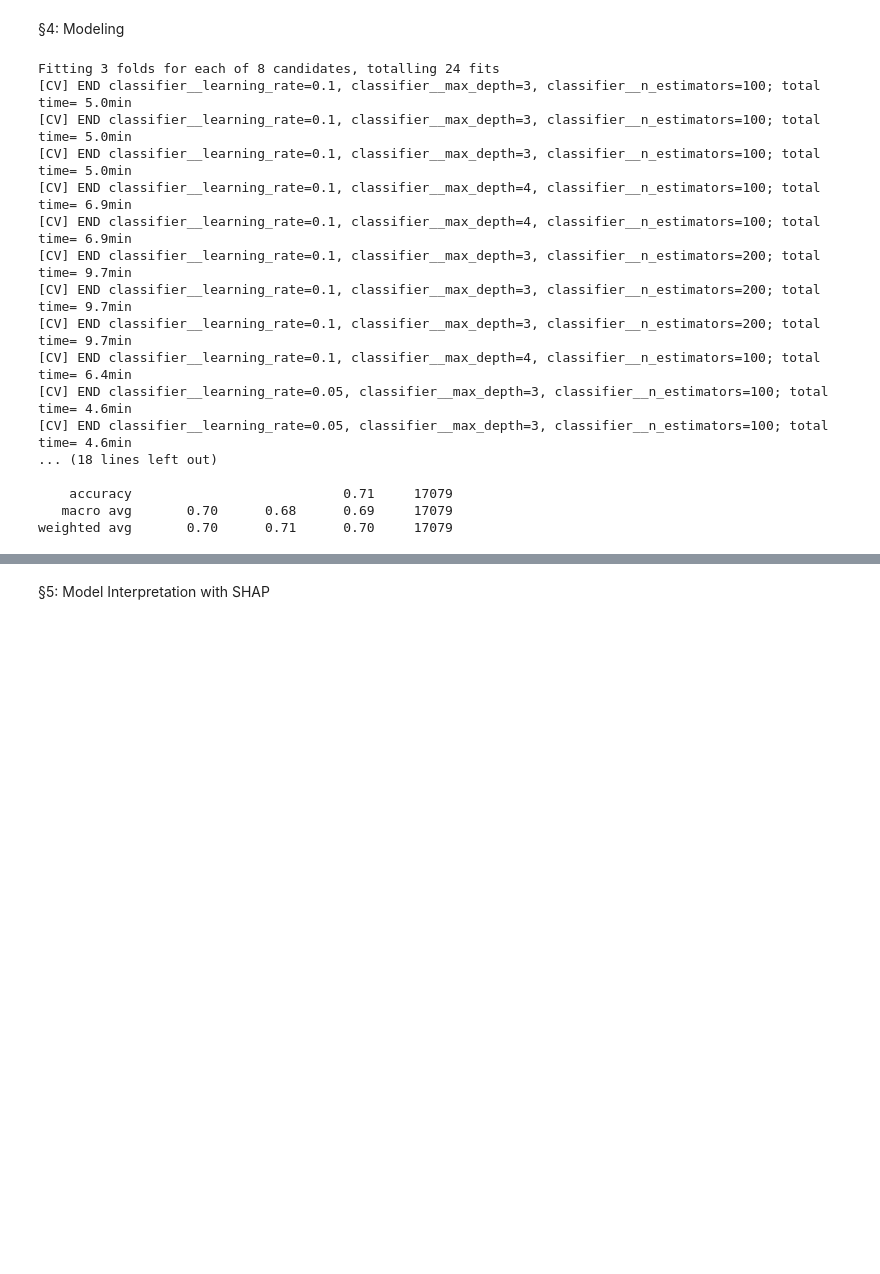
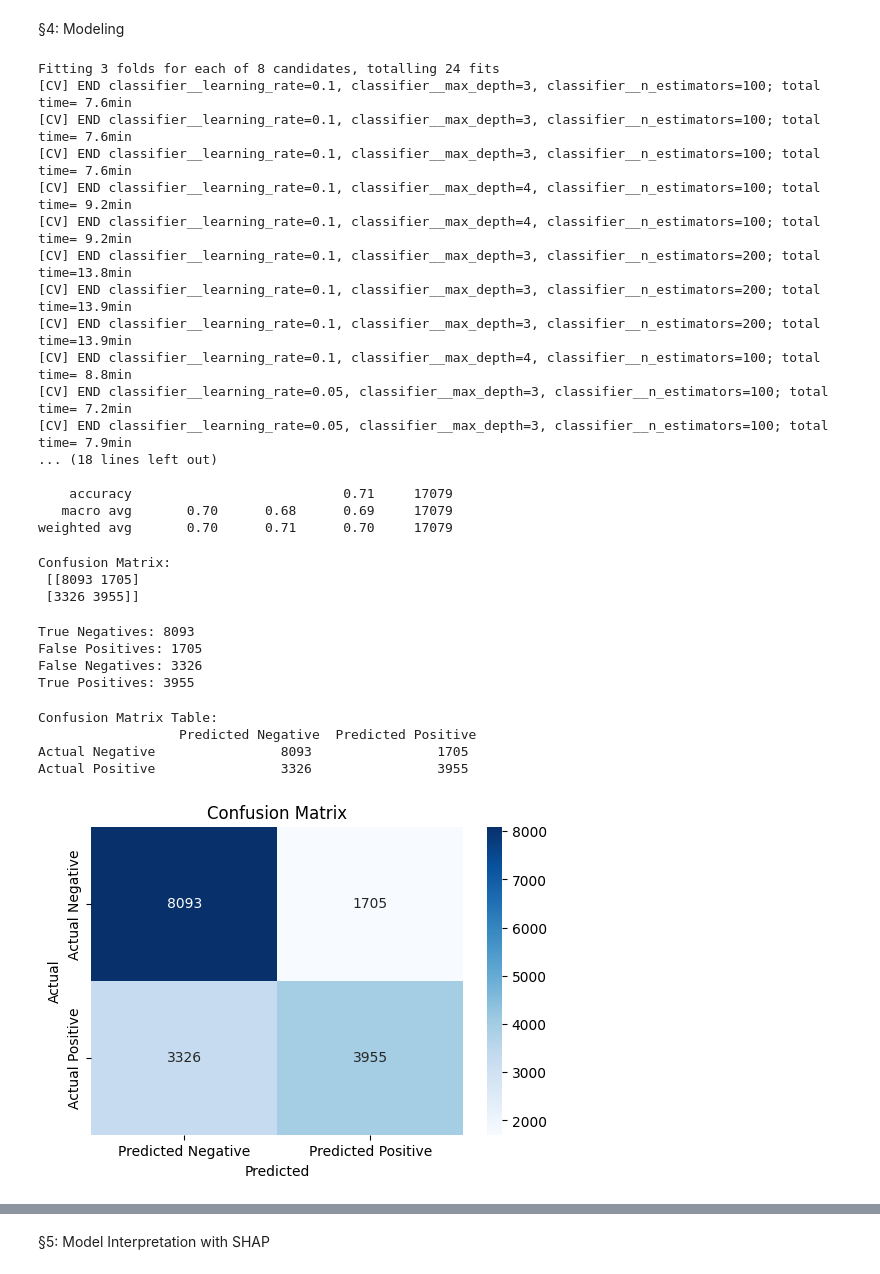
Before and after one commit to KamronAggorURI/Machine-Learning-Final, a Jupyter notebook: notebooks/Final.ipynb, the cells around one changed output, grey strips where cells are left out. Saved outputs shown, nothing was run; the diff lists cells and outputs as text; code cells hidden in the pictures; blank space fills up the shorter version.

```diff
--- a/notebooks/Final.ipynb
+++ b/notebooks/Final.ipynb
@@ -22,7 +22,7 @@ Here we use the bigquery library to send requests to bq api where our data is st
 load_dotenv()
 
 from google.cloud import bigquery
-client = bigquery.Client(project="machine-learning-final-477822")
+client = bigquery.Client(project="acs-dp05-03-analysis")
 # %% [markdown]
 ## Creating our Dataframes
 # %%
@@ -259,19 +259,65 @@ y_pred = best_model.predict(X_test)
 print(classification_report(y_test, y_pred))
 # %% [output]
 Fitting 3 folds for each of 8 candidates, totalling 24 fits
-[CV] END classifier__learning_rate=0.1, classifier__max_depth=3, classifier__n_estimators=100; total time= 5.0min
-[CV] END classifier__learning_rate=0.1, classifier__max_depth=3, classifier__n_estimators=100; total time= 5.0min
-[CV] END classifier__learning_rate=0.1, classifier__max_depth=3, classifier__n_estimators=100; total time= 5.0min
-[CV] END classifier__learning_rate=0.1, classifier__max_depth=4, classifier__n_estimators=100; total time= 6.9min
-[CV] END classifier__learning_rate=0.1, classifier__max_depth=4, classifier__n_estimators=100; total time= 6.9min
-[CV] END classifier__learning_rate=0.1, classifier__max_depth=3, classifier__n_estimators=200; total time= 9.7min
-[CV] END classifier__learning_rate=0.1, classifier__max_depth=3, classifier__n_estimators=200; total time= 9.7min
-[CV] END classifier__learning_rate=0.1, classifier__max_depth=3, classifier__n_estimators=200; total time= 9.7min
-[CV] END classifier__learning_rate=0.1, classifier__max_depth=4, classifier__n_estimators=100; total time= 6.4min
-[CV] END classifier__learning_rate=0.05, classifier__max_depth=3, classifier__n_estimators=100; total time= 4.6min
-[CV] END classifier__learning_rate=0.05, classifier__max_depth=3, classifier__n_estimators=100; total time= 4.6min
+[CV] END classifier__learning_rate=0.1, classifier__max_depth=3, classifier__n_estimators=100; total time= 7.6min
+[CV] END classifier__learning_rate=0.1, classifier__max_depth=3, classifier__n_estimators=100; total time= 7.6min
+[CV] END classifier__learning_rate=0.1, classifier__max_depth=3, classifier__n_estimators=100; total time= 7.6min
+[CV] END classifier__learning_rate=0.1, classifier__max_depth=4, classifier__n_estimators=100; total time= 9.2min
+[CV] END classifier__learning_rate=0.1, classifier__max_depth=4, classifier__n_estimators=100; total time= 9.2min
+[CV] END classifier__learning_rate=0.1, classifier__max_depth=3, classifier__n_estimators=200; total time=13.8min
+[CV] END classifier__learning_rate=0.1, classifier__max_depth=3, classifier__n_estimators=200; total time=13.9min
+[CV] END classifier__learning_rate=0.1, classifier__max_depth=3, classifier__n_estimators=200; total time=13.9min
+[CV] END classifier__learning_rate=0.1, classifier__max_depth=4, classifier__n_estimators=100; total time= 8.8min
+[CV] END classifier__learning_rate=0.05, classifier__max_depth=3, classifier__n_estimators=100; total time= 7.2min
+[CV] END classifier__learning_rate=0.05, classifier__max_depth=3, classifier__n_estimators=100; total time= 7.9min
 ... (18 lines left out)
 
     accuracy                           0.71     17079
    macro avg       0.70      0.68      0.69     17079
 weighted avg       0.70      0.71      0.70     17079
+# %%
+# calculate confusion matrix
+from sklearn.metrics import confusion_matrix
+cm = confusion_matrix(y_test, y_pred)
+print("Confusion Matrix:\n", cm)
+# %% [output]
+Confusion Matrix:
+ [[8093 1705]
+ [3326 3955]]
+# %%
+# expand on confusion matrix
+tn, fp, fn, tp = cm.ravel()
+print(f"True Negatives: {tn}")
+print(f"False Positives: {fp}")
+print(f"False Negatives: {fn}")
+print(f"True Positives: {tp}")
+# %% [output]
+True Negatives: 8093
+False Positives: 1705
+False Negatives: 3326
+True Positives: 3955
+# %%
+# table for confusion matrix
+import pandas as pd
+confusion_df = pd.DataFrame({
+    'Predicted Negative': [tn, fn],
+    'Predicted Positive': [fp, tp]
+}, index=['Actual Negative', 'Actual Positive'])
+print("\nConfusion Matrix Table:\n", confusion_df)
+# %% [output]
+Confusion Matrix Table:
+                  Predicted Negative  Predicted Positive
+Actual Negative                8093                1705
+Actual Positive                3326                3955
+# %%
+# visualization for confusion matrix
+import seaborn as sns
+import matplotlib.pyplot as plt
+plt.figure(figsize=(6,4))
+sns.heatmap(confusion_df, annot=True, fmt='d', cmap='Blues')
+plt.title('Confusion Matrix')
+plt.ylabel('Actual')
+plt.xlabel('Predicted')
+plt.show()
+# %% [output]
+[figure, added]
```
Also changed, not shown: parts of 13 cells of this notebook.
